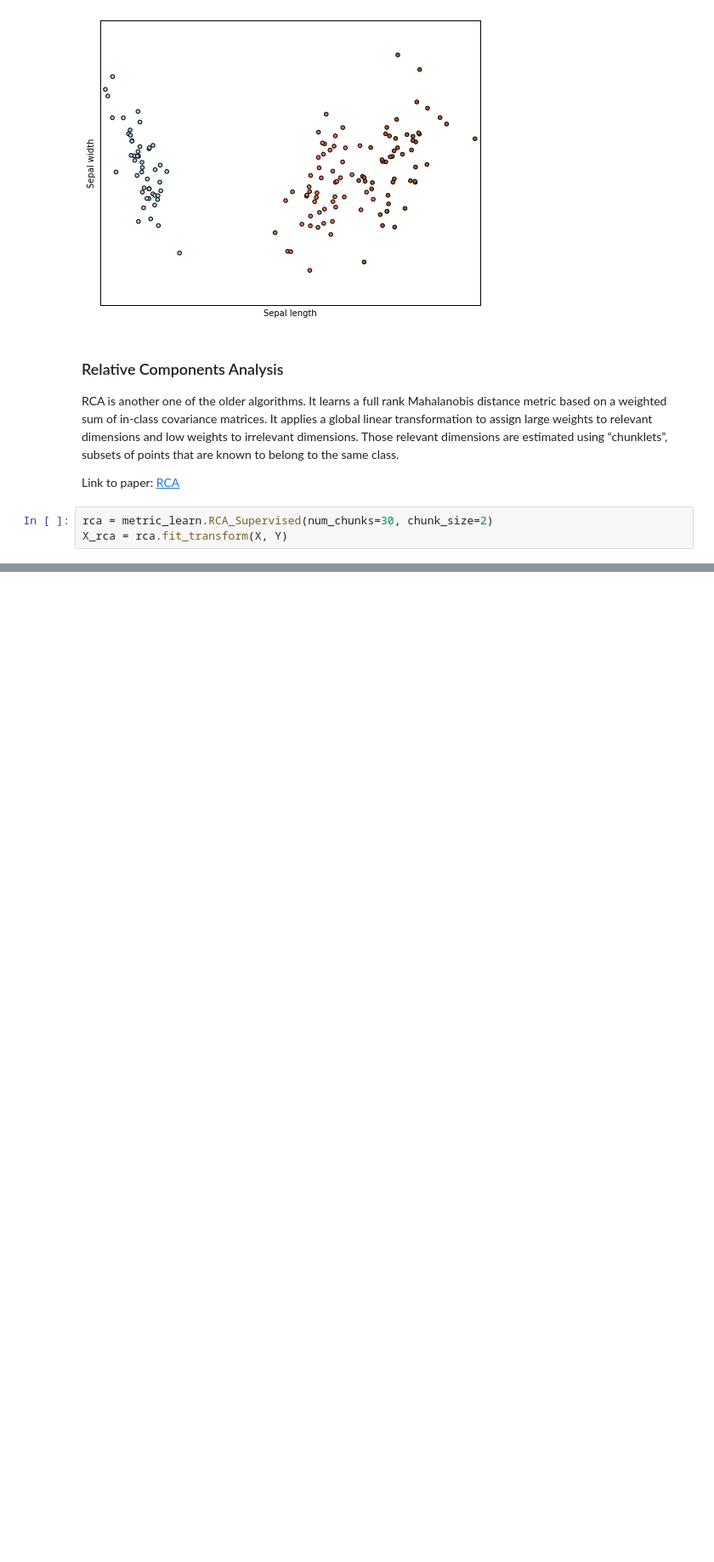
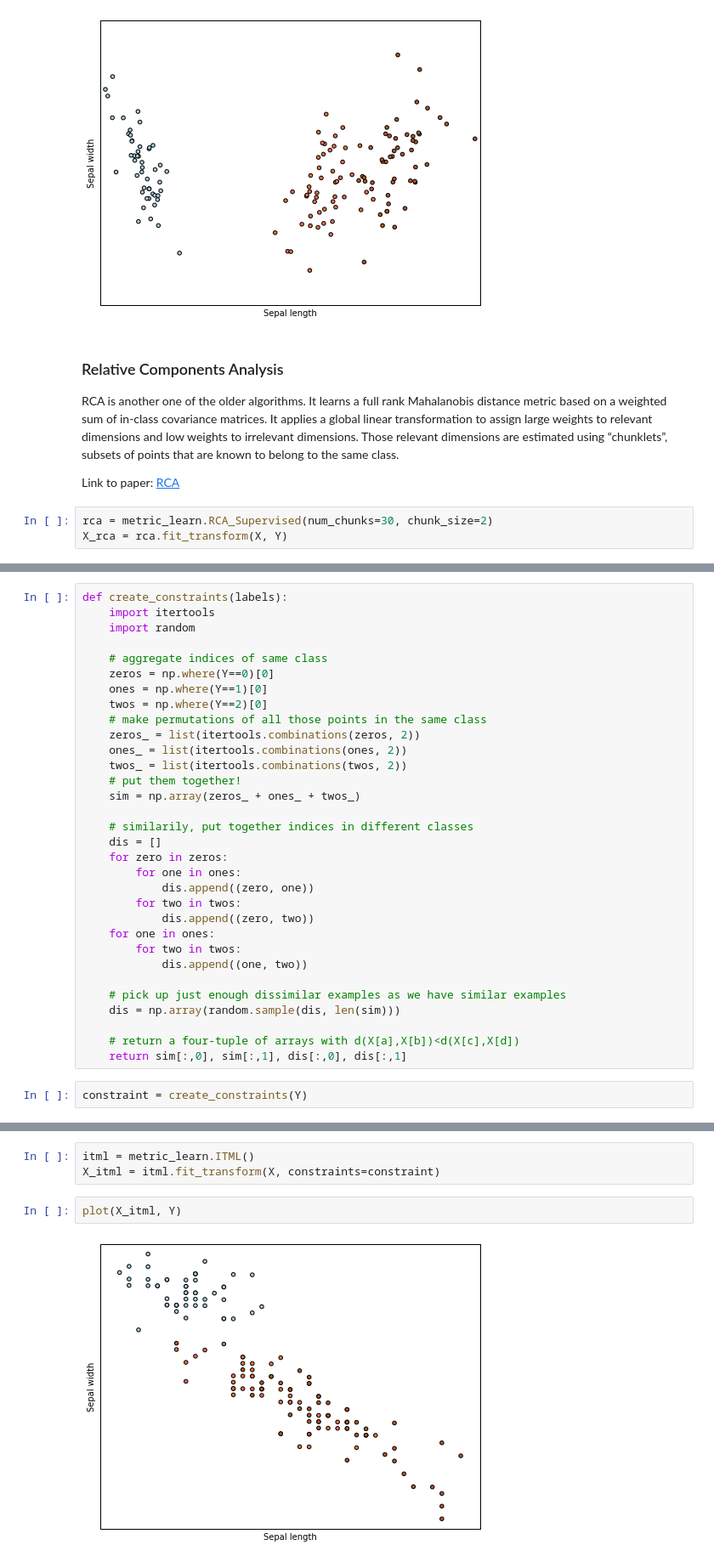
Before and after one commit to scikit-learn-contrib/metric-learn, a Jupyter notebook: examples/metric_plotting.ipynb, the cells around one changed output, grey strips where cells are left out. Shown: that part at 85% size. Saved outputs shown, nothing was run; the diff lists cells and outputs as text; blank space fills up the shorter version.

```diff
--- a/examples/metric_plotting.ipynb
+++ b/examples/metric_plotting.ipynb
@@ -198,0 +210,34 @@ plot(X_rca, Y)
+# %%
+def create_constraints(labels):
+    import itertools
+    import random
+
+    # aggregate indices of same class
+    zeros = np.where(Y==0)[0]
+    ones = np.where(Y==1)[0]
+    twos = np.where(Y==2)[0]
+    # make permutations of all those points in the same class
+    zeros_ = list(itertools.combinations(zeros, 2))
+    ones_ = list(itertools.combinations(ones, 2))
+    twos_ = list(itertools.combinations(twos, 2))
+    # put them together!
+    sim = np.array(zeros_ + ones_ + twos_)
+
+    # similarily, put together indices in different classes
+    dis = []
+    for zero in zeros:
+        for one in ones:
+            dis.append((zero, one))
+        for two in twos:
+            dis.append((zero, two))
+    for one in ones:
+        for two in twos:
+            dis.append((one, two))
+
+    # pick up just enough dissimilar examples as we have similar examples
+    dis = np.array(random.sample(dis, len(sim)))
+
+    # return a four-tuple of arrays with d(X[a],X[b])<d(X[c],X[d])
+    return sim[:,0], sim[:,1], dis[:,0], dis[:,1]
+# %%
+constraint = create_constraints(Y)
@@ -198,0 +256,7 @@ plot(X_rca, Y)
+# %%
+itml = metric_learn.ITML()
+X_itml = itml.fit_transform(X, constraints=constraint)
+# %%
+plot(X_itml, Y)
+# %% [output]
+[figure, added]
```
Also changed, not shown: parts of 10 cells of this notebook.
